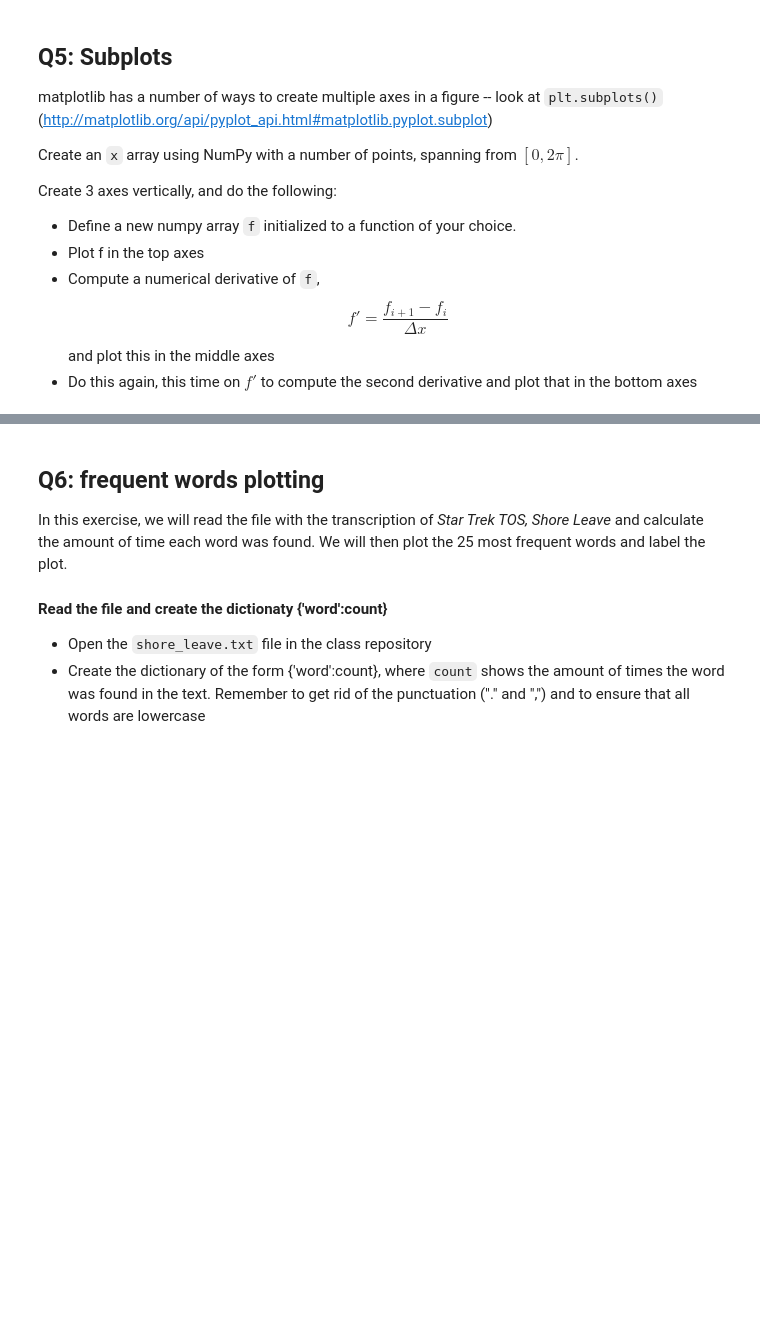
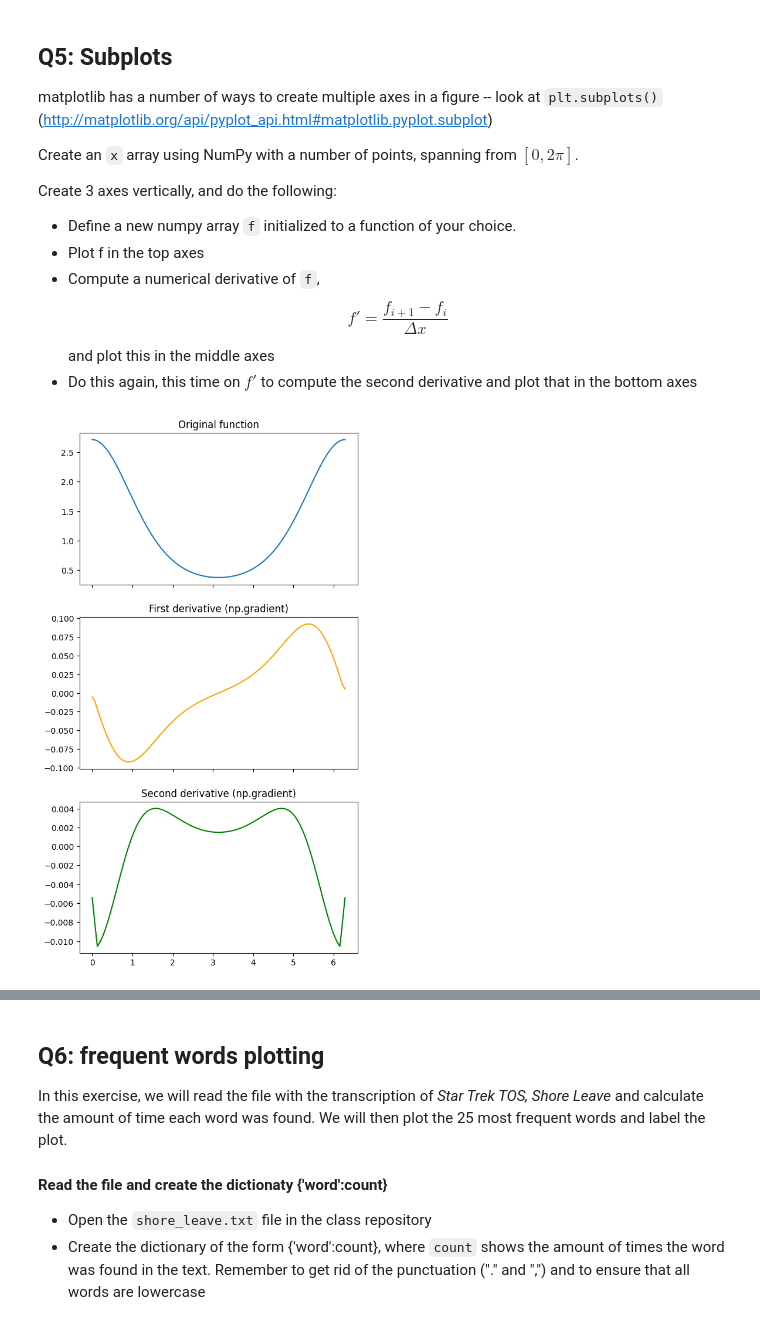
Before and after one commit to MicheleFulghieri/scientificcomputing_bicocca_2025, a Jupyter notebook: lectures/L03_matplotlib.ipynb, the cells around one changed output, grey strips where cells are left out. Cells and saved outputs as stored; diff of their text form; code cells hidden in the pictures; blank space fills up the shorter version.

```diff
--- a/lectures/L03_matplotlib.ipynb
+++ b/lectures/L03_matplotlib.ipynb
@@ -726,4 +771,36 @@ Create 3 axes vertically, and do the following:
    $$ f' = \frac{f_{i+1} - f_i}{\Delta x}$$
   and plot this in the middle axes
 * Do this again, this time on $f'$ to compute the second derivative and plot that in the bottom axes
+# %%
+import numpy as np
+import matplotlib.pyplot as plt
+
+# graphic inputs
+N = 100
+x = np.linspace(0, 2*np.pi, N)
+f = np.exp(np.cos(x))
+
+
+# numerical derivative (no, no matching len x and dfdx for the plot)
+# dx = x[1] - x[0]
+# dfdx = (f[1:] - f[:-1])/dx
+dfdx = np.gradient(f)
+dfdxdx = np.gradient(dfdx)
+
+fig, (ax1, ax2, ax3) = plt.subplots(3, 1, figsize=(6, 10), sharex=True)
+fig.tight_layout(pad=3.0)
+
+# Plotting
+ax1.plot(x, f, label='$cos(x)$')
+ax1.set_title("Original function")
+
+ax2.plot(x, dfdx, label='$-sin(x)$', color='orange')
+ax2.set_title("First derivative (np.gradient)")
+
+ax3.plot(x, dfdxdx, label='$-cos(x)$', color='green')
+ax3.set_title("Second derivative (np.gradient)")
+
+plt.show()
+# %% [output]
+[figure, added]
 # %%
```
Also changed, not shown: parts of 21 cells of this notebook, 1 other file.
